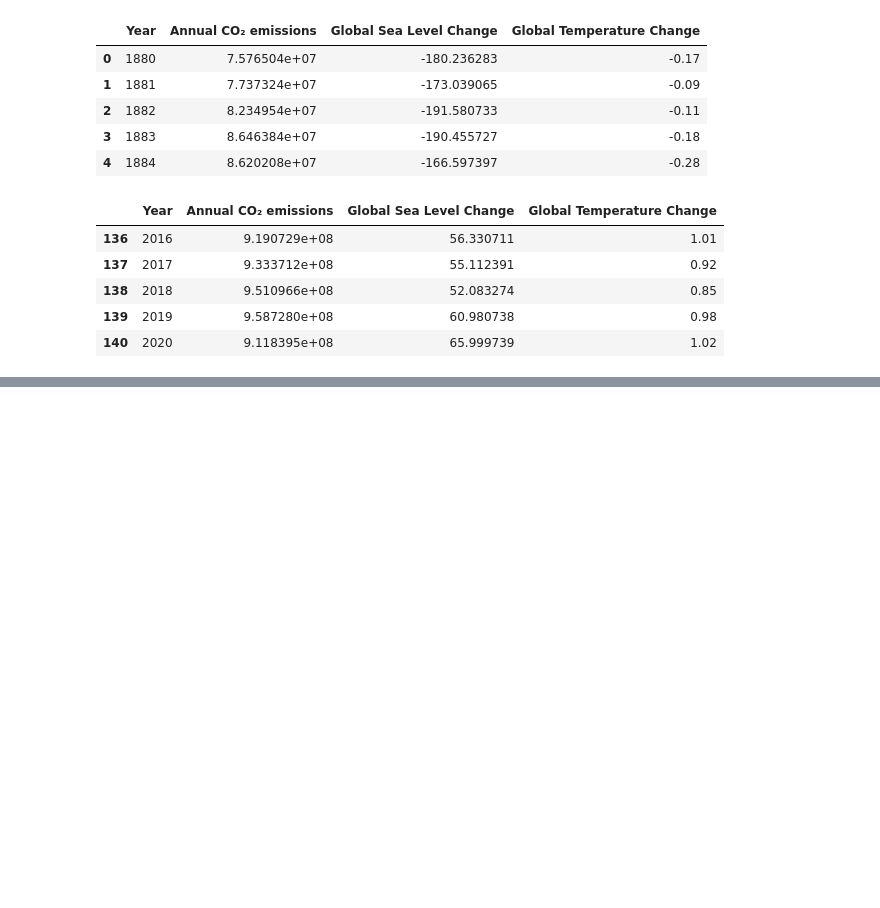
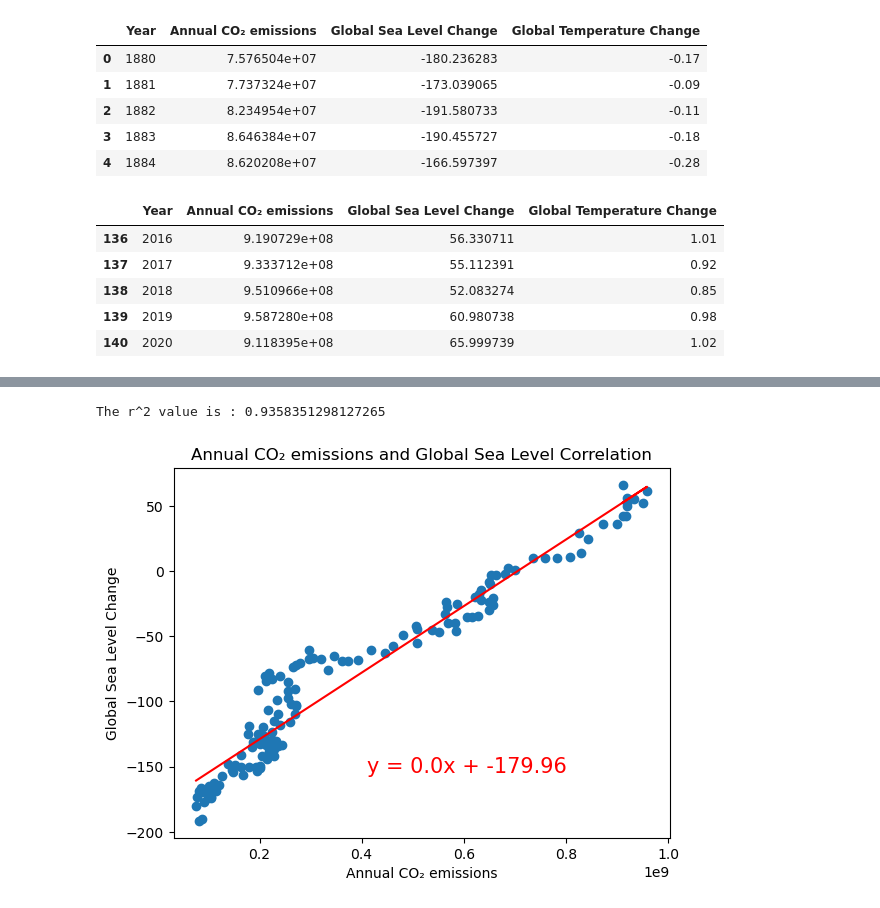
Before and after one commit to jacobklucher/Project-1-Climate-Change, a Jupyter notebook: Climate Change/Climate_Change.ipynb, the cells around one changed output, grey strips where cells are left out. Saved outputs shown, nothing was run; the diff lists cells and outputs as text; code cells hidden in the pictures; blank space fills up the shorter version.

```diff
--- a/Climate Change/Climate_Change.ipynb
+++ b/Climate Change/Climate_Change.ipynb
@@ -253,0 +273,23 @@ The r^2 value is : 0.8299105724331509
+# %%
+#lineral regression
+x_values = sea_temp_emissions_df["Annual CO₂ emissions"]
+y_values = sea_temp_emissions_df["Global Sea Level Change"]
+
+plt.scatter(x_values, y_values)
+
+regress_values, line_eq, rvalue = linear_regression(x_values, y_values)
+plt.plot(x_values, regress_values, 'r-')
+plt.annotate(line_eq,(0.41e9, -155),fontsize=15,color='red')
+plt.title("Annual CO₂ emissions and Global Sea Level Correlation")
+plt.xlabel('Annual CO₂ emissions')
+plt.ylabel('Global Sea Level Change')
+
+print(f"The r^2 value is : {rvalue**2}")
+
+#save figure
+plt.savefig("output_data/Fig7.png")
+
+plt.show()
+# %% [output]
+The r^2 value is : 0.9358351298127265
+[figure, added]
```
Also changed, not shown: parts of 8 cells of this notebook, 6 other files.
